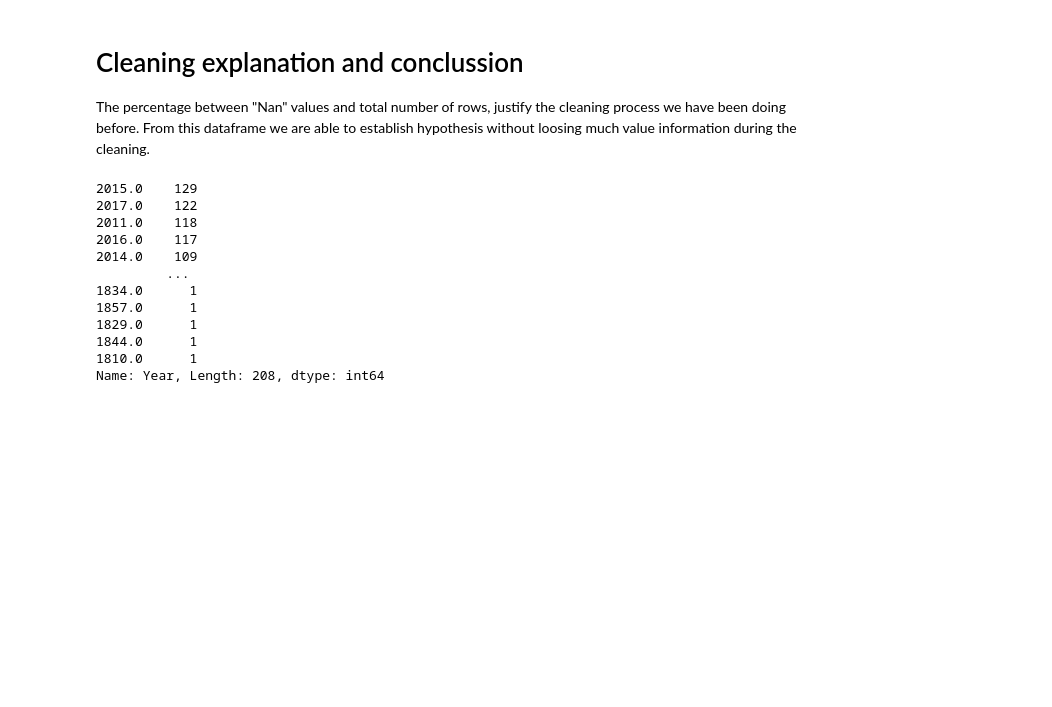
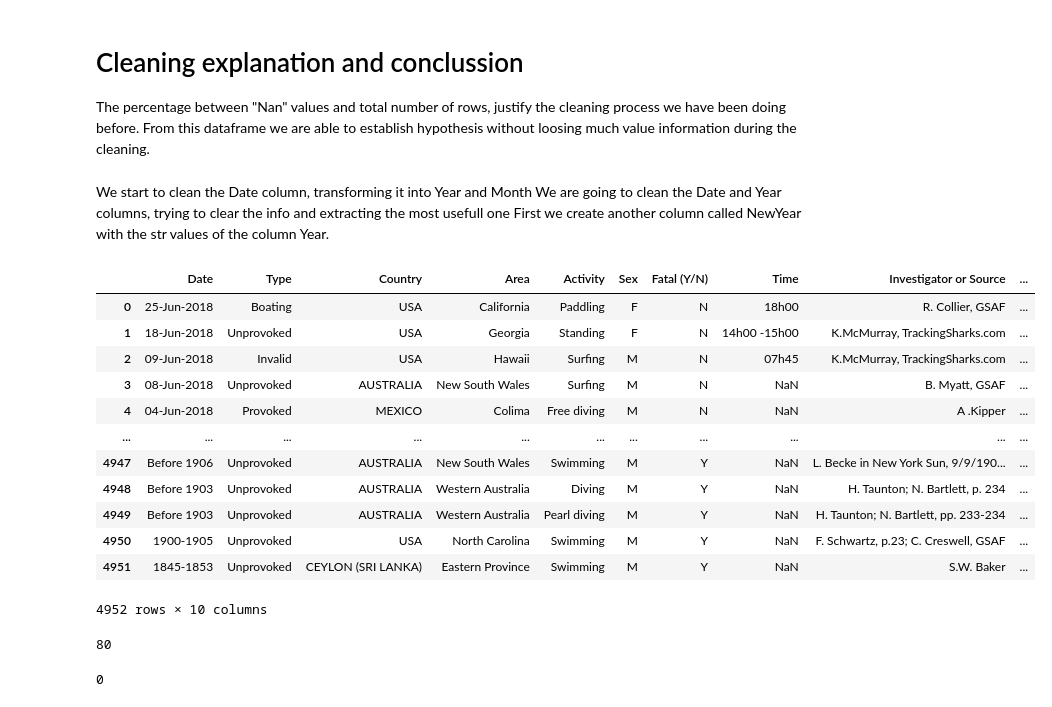
Before and after one commit to GuilleNes/Project-1.-Shark-Attack, a Jupyter notebook: src/Data_cleaning.ipynb, the cells around one changed output. Saved outputs shown, nothing was run; the diff lists cells and outputs as text; code cells hidden in the pictures; blank space fills up the shorter version.

```diff
--- a/src/Data_cleaning.ipynb
+++ b/src/Data_cleaning.ipynb
@@ -48,18 +49,48 @@ From here, we are doing regex on the different columns in order to have the most
 # Cleaning explanation and conclussion
 
 The percentage between "Nan" values and total number of rows, justify the cleaning process we have been doing before. From this dataframe we are able to establish hypothesis without loosing much value information during the cleaning.
+# %% [markdown]
+We start to clean the Date column, transforming it into Year and Month
+We are going to clean the Date and Year columns, trying to clear the info and extracting the most usefull one
+First we create another column called NewYear with the str values of the column Year.
 # %%
-attacks["Year"].value_counts()
+attacks_filtered = pd.read_csv("../data/attacks_filtered1.csv")
+# attacks_filtered
+pattern = "^\d{4}"
+year_list = str(i for i in list(attacks_filtered["Year"]))
-# %% [output]
-2015.0    129
-2017.0    122
-2011.0    118
-2016.0    117
-2014.0    109
-         ...
-1834.0      1
-1857.0      1
-1829.0      1
-1844.0      1
-1810.0      1
-Name: Year, Length: 208, dtype: int64
+# %%
+pattern = "^\d{4}"
+
+attacks_filtered["NewYear"] = attacks_filtered["Year"].apply(lambda x: re.findall(pattern, str(x)))
+attacks_filtered["NewYear"] = attacks_filtered["NewYear"].explode()
+attacks_filtered = attacks_filtered.drop(["Year"], axis = 1)
+
+attacks_filtered
+# %% [output]
+|  | Date | Type | Country | Area | Activity | Sex | Fatal (Y/N) | Time | Investigator or Source | ... |
+| 0 | 25-Jun-2018 | Boating | USA | California | Paddling | F | N | 18h00 | R. Collier, GSAF | ... |
+| 1 | 18-Jun-2018 | Unprovoked | USA | Georgia | Standing | F | N | 14h00 -15h00 | K.McMurray, TrackingSharks.com | ... |
+| 2 | 09-Jun-2018 | Invalid | USA | Hawaii | Surfing | M | N | 07h45 | K.McMurray, TrackingSharks.com | ... |
+| 3 | 08-Jun-2018 | Unprovoked | AUSTRALIA | New South Wales | Surfing | M | N | NaN | B. Myatt, GSAF | ... |
+| 4 | 04-Jun-2018 | Provoked | MEXICO | Colima | Free diving | M | N | NaN | A .Kipper | ... |
+| ... | ... | ... | ... | ... | ... | ... | ... | ... | ... | ... |
+| 4947 | Before 1906 | Unprovoked | AUSTRALIA | New South Wales | Swimming | M | Y | NaN | L. Becke in New York Sun, 9/9/190... | ... |
+| 4948 | Before 1903 | Unprovoked | AUSTRALIA | Western Australia | Diving | M | Y | NaN | H. Taunton; N. Bartlett, p. 234 | ... |
+| 4949 | Before 1903 | Unprovoked | AUSTRALIA | Western Australia | Pearl diving | M | Y | NaN | H. Taunton; N. Bartlett, pp. 233-234 | ... |
+| 4950 | 1900-1905 | Unprovoked | USA | North Carolina | Swimming | M | Y | NaN | F. Schwartz, p.23; C. Creswell, GSAF | ... |
+| 4951 | 1845-1853 | Unprovoked | CEYLON (SRI LANKA) | Eastern Province | Swimming | M | Y | NaN | S.W. Baker | ... |
+4952 rows × 10 columns
+# %%
+attacks_filtered["NewYear"].isnull().sum()
+# %% [output]
+80
+# %%
+%run Functions.ipynb
+
+move_info(list(attacks_filtered["NewYear"]), list(attacks_filtered["Date"]))
+
+attacks_filtered["NewYear"].isnull().sum()
+
+#attacks_filtered["NewYear"]
+# %% [output]
+0
```
Also changed, not shown: parts of 17 cells of this notebook, 6 other files.
